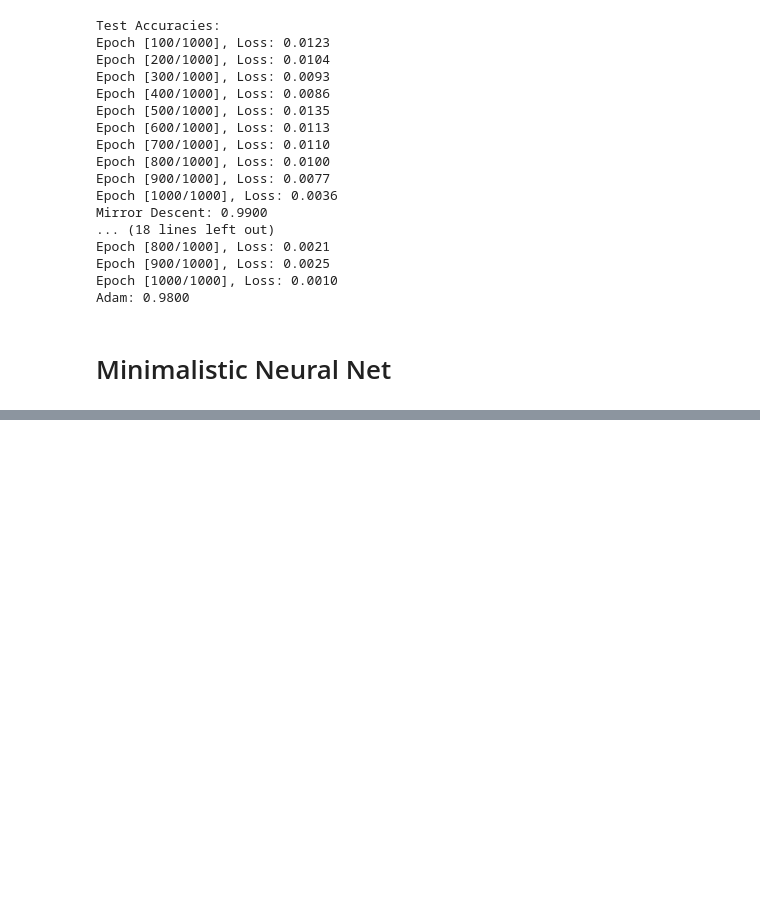
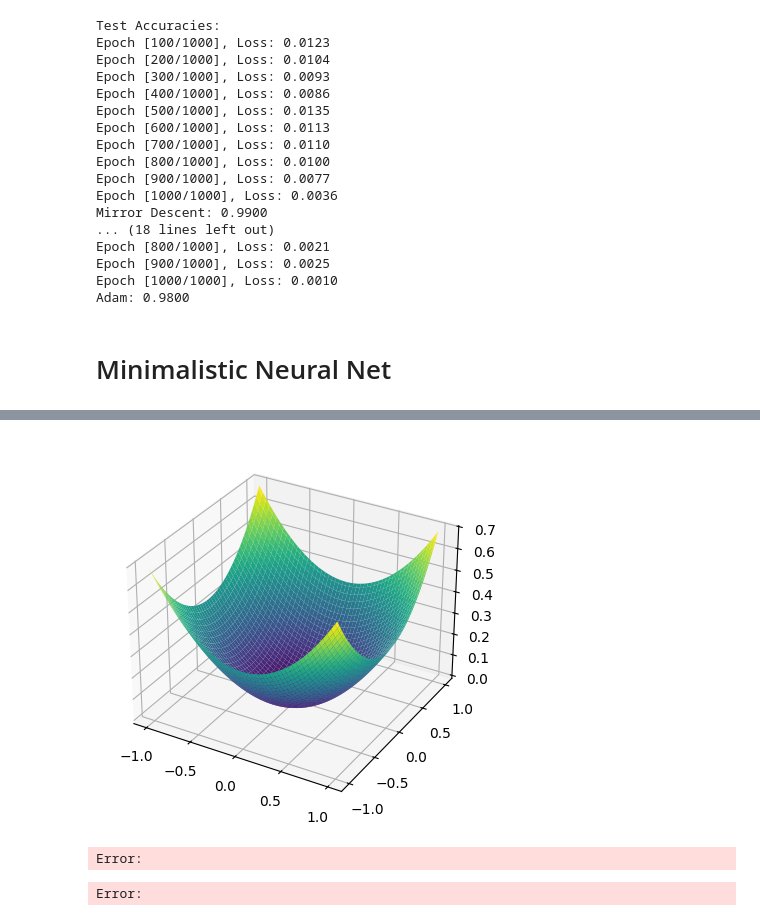
Before and after one commit to alaignelet/optimal_control, a Jupyter notebook: script.ipynb, the cells around one changed output, grey strips where cells are left out. Drawn from its saved outputs; the diff is of its cells as text; code cells hidden in the pictures; blank space fills up the shorter version.

```diff
--- a/script.ipynb
+++ b/script.ipynb
@@ -568,0 +757,23 @@ Updated weights: [1.487635612487793, 1.923328161239624]
+# %%
+x = np.linspace(-1, 1, 100)
+y = np.linspace(-1, 1, 100)
+
+X, Y = np.meshgrid(x, y)
+space = pde.getEvaluationPoints()
+
+Z = pde.network.computeValueFunction(space).reshape(-1, 100) - pde.network.computeValueFunction(space).reshape(-1, 100).min()
+
+ax = plt.axes(projection='3d')
+ax.plot_surface(X, Y, Z.detach().cpu().numpy(), cmap='viridis');
+# %% [output]
+[figure, added]
+# %%
+def lossFunction(x, y,  beta):
+    def riccatiEquation(z):
+        return z**2 - 4 * beta * z - 2 * beta
+    return np.diag([riccatiEquation(x), riccatiEquation(y)])
+
+def scalarisedLossFunction(x, y, beta=0.1):
+    return np.linalg.norm( lossFunction(x, y, beta) )
+# %% [output]
+Error:
@@ -568,0 +787,15 @@ Updated weights: [1.487635612487793, 1.923328161239624]
+# %%
+fig = plt.figure(figsize=(14, 6))
+ax = fig.add_subplot(1, 2, 1)
+ax.contourf(X, Y, Zresidual)
+ax.set_xlabel('x')
+ax.set_ylabel('y');
+
+ax = fig.add_subplot(1, 2, 2, projection='3d')
+ax.plot_surface(X, Y, Zresidual, cmap='viridis')
+ax.set_xlabel('x')
+ax.set_ylabel('y')
+ax.set_zlabel('z')
+ax.set_zlim(0,1);
+# %% [output]
+Error:
```
Also changed, not shown: parts of 9 cells of this notebook.
